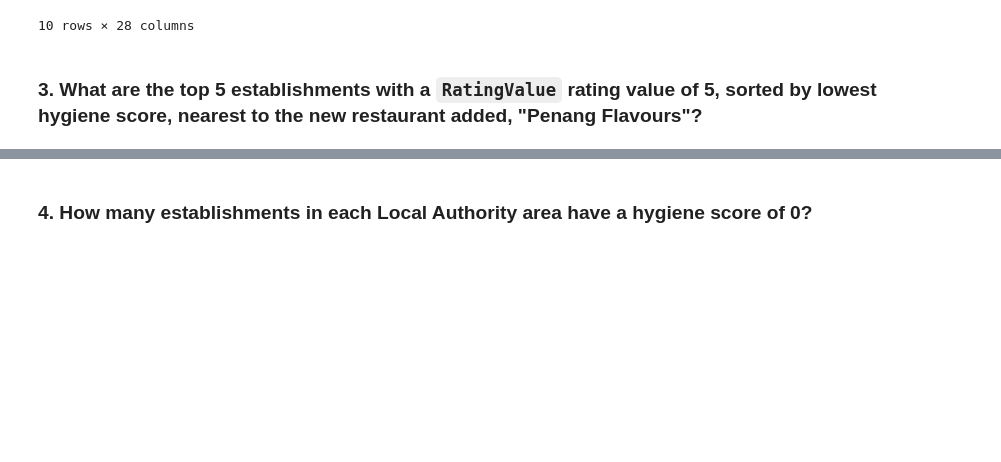
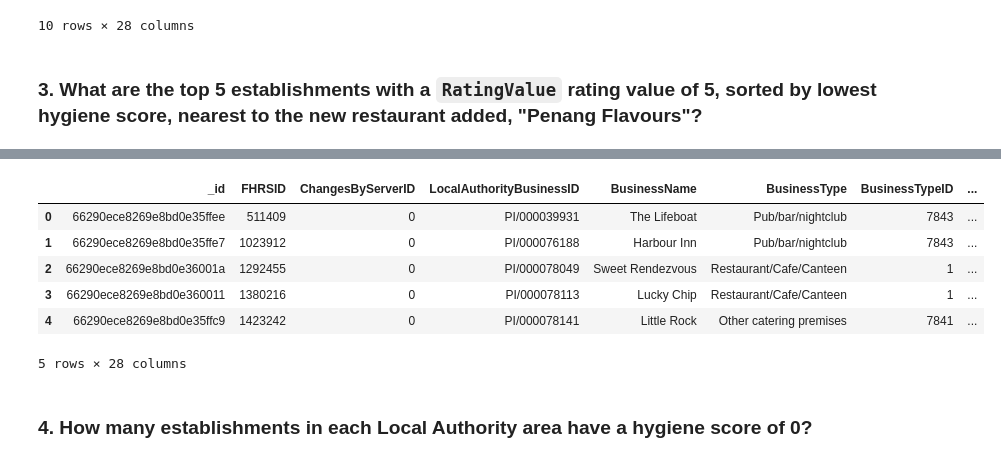
Before and after one commit to ddaniel2024/Module-12-NoSQL-Databases, a Jupyter notebook: NoSQL_analysis_main.ipynb, the cells around one changed output, grey strips where cells are left out. Saved outputs shown, nothing was run; the diff lists cells and outputs as text; code cells hidden in the pictures; blank space fills up the shorter version.

Commit message:
exp. analysis top5 restaurants in progress

```diff
--- a/NoSQL_analysis_main.ipynb
+++ b/NoSQL_analysis_main.ipynb
@@ -141,11 +141,14 @@ london_ratings_df.head(10)
 # Sort by hygiene score
 
 degree_search = 0.01
-latitude =
-longitude =
+latitude = 51.49014200
+longitude = 0.08384000
 
-query =
-sort =
-limit =
+query = {"RatingValue" : 5}
+sort = [("scores.Hygiene", 1)]
+limit = 5
 
 # Print the results
+top5_results = list(establishments.find(query).sort(sort).limit(limit))
+for result in top5_results:
+    pprint(result)
@@ -152,5 +173,15 @@ limit =
 # %%
 # Convert result to Pandas DataFrame
+top5_results_df = pd.DataFrame(top5_results)
+top5_results_df
+# %% [output]
+|  | _id | FHRSID | ChangesByServerID | LocalAuthorityBusinessID | BusinessName | BusinessType | BusinessTypeID | ... |
+| 0 | 66290ece8269e8bd0e35ffee | 511409 | 0 | PI/000039931 | The Lifeboat | Pub/bar/nightclub | 7843 | ... |
+| 1 | 66290ece8269e8bd0e35ffe7 | 1023912 | 0 | PI/000076188 | Harbour Inn | Pub/bar/nightclub | 7843 | ... |
+| 2 | 66290ece8269e8bd0e36001a | 1292455 | 0 | PI/000078049 | Sweet Rendezvous | Restaurant/Cafe/Canteen | 1 | ... |
+| 3 | 66290ece8269e8bd0e360011 | 1380216 | 0 | PI/000078113 | Lucky Chip | Restaurant/Cafe/Canteen | 1 | ... |
+| 4 | 66290ece8269e8bd0e35ffc9 | 1423242 | 0 | PI/000078141 | Little Rock | Other catering premises | 7841 | ... |
+5 rows × 28 columns
 # %% [markdown]
 ### 4. How many establishments in each Local Authority area have a hygiene score of 0?
 # %%
```
Also changed, not shown: parts of 1 cell of this notebook.
